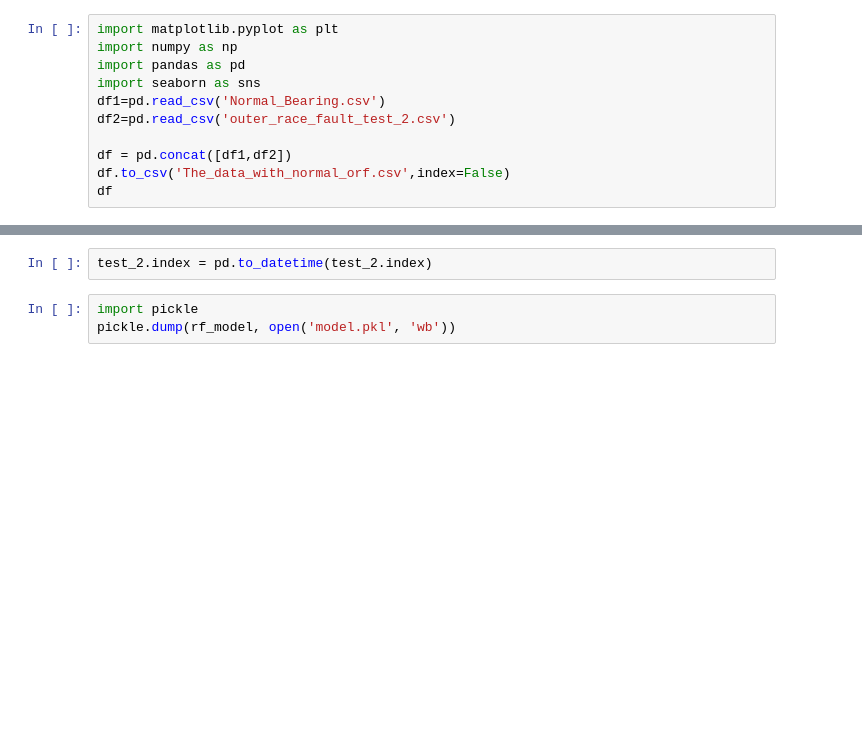
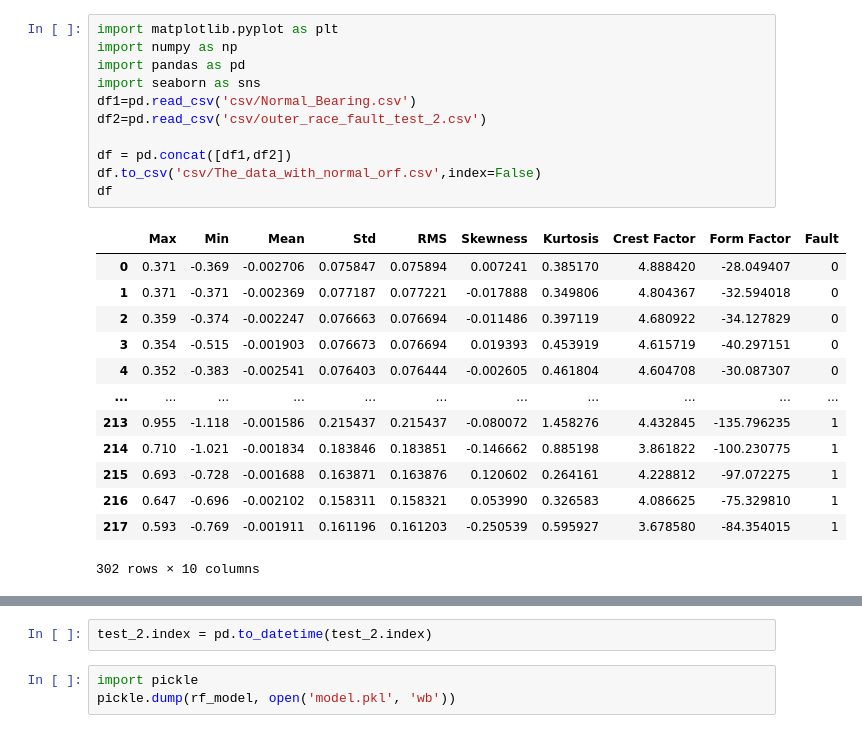
Before and after one commit to ssandra102/anomalous_bearing_detection, a Jupyter notebook: notebook/03-RForest Model.ipynb, the cells around one changed output, grey strips where cells are left out. Cells and saved outputs as stored; diff of their text form; blank space fills up the shorter version.

```diff
--- a/notebook/03-RForest Model.ipynb
+++ b/notebook/03-RForest Model.ipynb
@@ -1,14 +1,28 @@
 # %%
 import matplotlib.pyplot as plt
 import numpy as np
 import pandas as pd
 import seaborn as sns
-df1=pd.read_csv('Normal_Bearing.csv')
-df2=pd.read_csv('outer_race_fault_test_2.csv')
+df1=pd.read_csv('csv/Normal_Bearing.csv')
+df2=pd.read_csv('csv/outer_race_fault_test_2.csv')
 
 df = pd.concat([df1,df2])
-df.to_csv('The_data_with_normal_orf.csv',index=False)
+df.to_csv('csv/The_data_with_normal_orf.csv',index=False)
 df
+# %% [output]
+|  | Max | Min | Mean | Std | RMS | Skewness | Kurtosis | Crest Factor | Form Factor | Fault |
+| 0 | 0.371 | -0.369 | -0.002706 | 0.075847 | 0.075894 | 0.007241 | 0.385170 | 4.888420 | -28.049407 | 0 |
+| 1 | 0.371 | -0.371 | -0.002369 | 0.077187 | 0.077221 | -0.017888 | 0.349806 | 4.804367 | -32.594018 | 0 |
+| 2 | 0.359 | -0.374 | -0.002247 | 0.076663 | 0.076694 | -0.011486 | 0.397119 | 4.680922 | -34.127829 | 0 |
+| 3 | 0.354 | -0.515 | -0.001903 | 0.076673 | 0.076694 | 0.019393 | 0.453919 | 4.615719 | -40.297151 | 0 |
+| 4 | 0.352 | -0.383 | -0.002541 | 0.076403 | 0.076444 | -0.002605 | 0.461804 | 4.604708 | -30.087307 | 0 |
+| ... | ... | ... | ... | ... | ... | ... | ... | ... | ... | ... |
+| 213 | 0.955 | -1.118 | -0.001586 | 0.215437 | 0.215437 | -0.080072 | 1.458276 | 4.432845 | -135.796235 | 1 |
+| 214 | 0.710 | -1.021 | -0.001834 | 0.183846 | 0.183851 | -0.146662 | 0.885198 | 3.861822 | -100.230775 | 1 |
+| 215 | 0.693 | -0.728 | -0.001688 | 0.163871 | 0.163876 | 0.120602 | 0.264161 | 4.228812 | -97.072275 | 1 |
+| 216 | 0.647 | -0.696 | -0.002102 | 0.158311 | 0.158321 | 0.053990 | 0.326583 | 4.086625 | -75.329810 | 1 |
+| 217 | 0.593 | -0.769 | -0.001911 | 0.161196 | 0.161203 | -0.250539 | 0.595927 | 3.678580 | -84.354015 | 1 |
+302 rows × 10 columns
 # %%
 X = df.iloc[:,:-1]
 y = df.iloc[:,-1]
```
Also changed, not shown: parts of 13 cells of this notebook, 11 other files.
